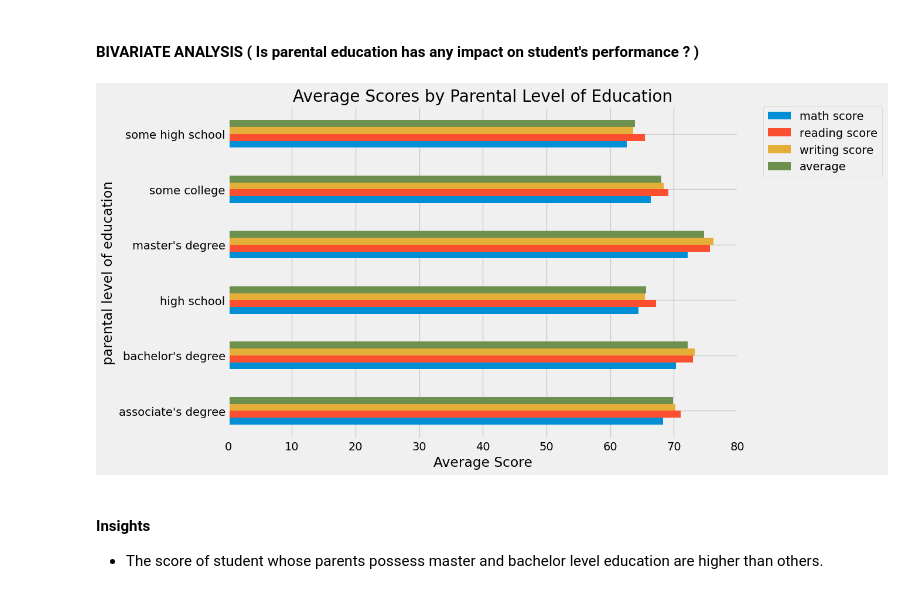
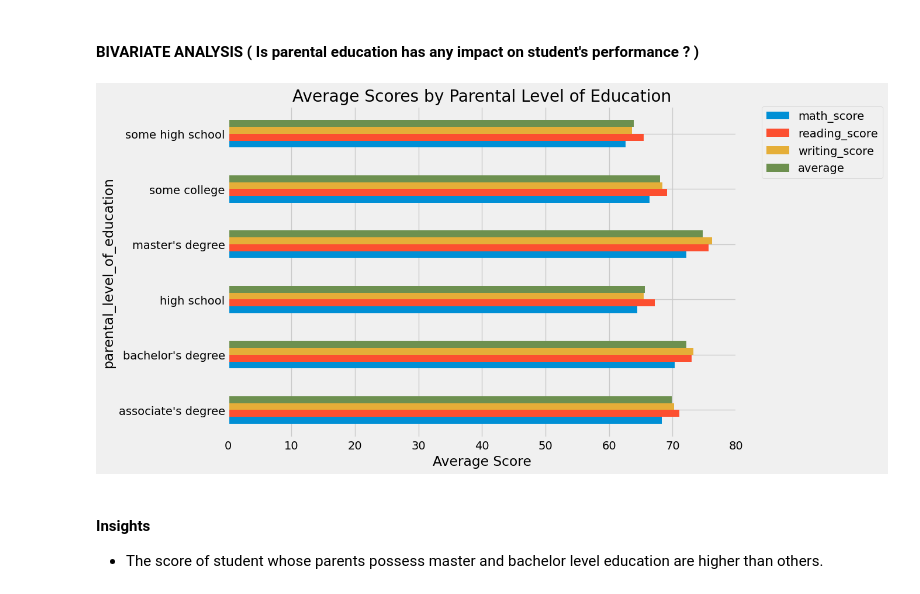
Before and after one commit to SunilKuBehera/Student-Performance-Indicator, a Jupyter notebook: Notebook/1. Data_Analysis.ipynb, the cells around one changed output. Saved outputs shown, nothing was run; the diff lists cells and outputs as text; code cells hidden in the pictures.

```diff
--- a/Notebook/1. Data_Analysis.ipynb
+++ b/Notebook/1. Data_Analysis.ipynb
@@ -58,13 +58,13 @@ df = df.drop(columns=cols_to_drop)
 # Rename columns to more descriptive names
 df.rename(columns={
     'Gender': 'gender',
-    'EthnicGroup': 'race/ethnicity',
-    'ParentEduc': 'parental level of education',
+    'EthnicGroup': 'race_ethnicity',
+    'ParentEduc': 'parental_level_of_education',
     'LunchType': 'lunch',
-    'TestPrep': 'test preparation course',
-    'MathScore': 'math score',
-    'ReadingScore': 'reading score',
-    'WritingScore': 'writing score'
+    'TestPrep': 'test_preparation_course',
+    'MathScore': 'math_score',
+    'ReadingScore': 'reading_score',
+    'WritingScore': 'writing_score'
 }, inplace=True)
 df.head()
 # %% [output]
@@ -273,7 +273,7 @@ df.head(3)
 # %% [markdown]
 ### 3.8 Adding columns for "Total Score" and "Average"
 # %%
-df['total score'] = df['math score'] + df['reading score'] + df['writing score']
+df['total score'] = df['math_score'] + df['reading_score'] + df['writing_score']
 df['average'] = df['total score']/3
 df.head()
 # %% [output]
@@ -603,13 +603,13 @@ plt.show()
 #### BIVARIATE ANALYSIS ( Is parental education has any impact on student's performance ? )
 # %%
 # Plot the mean scores by parental level of education as horizontal bars
-df.groupby('parental level of education')[['math score', 'reading score', 'writing score', 'average']].mean().plot(kind='barh', figsize=(10, 7))
+df.groupby('parental_level_of_education')[['math_score', 'reading_score', 'writing_score', 'average']].mean().plot(kind='barh', figsize=(10, 7))
 plt.legend(bbox_to_anchor=(1.05, 1), loc=2, borderaxespad=0.)
 plt.xlabel('Average Score')
 plt.title('Average Scores by Parental Level of Education')
 plt.show()
 # %% [output]
-[figure, old version]
+[figure, new version]
 # %% [markdown]
 #### Insights
 - The score of student whose parents possess master and bachelor level education are higher than others.
```
Also changed, not shown: parts of 25 cells of this notebook, 9 other files.
